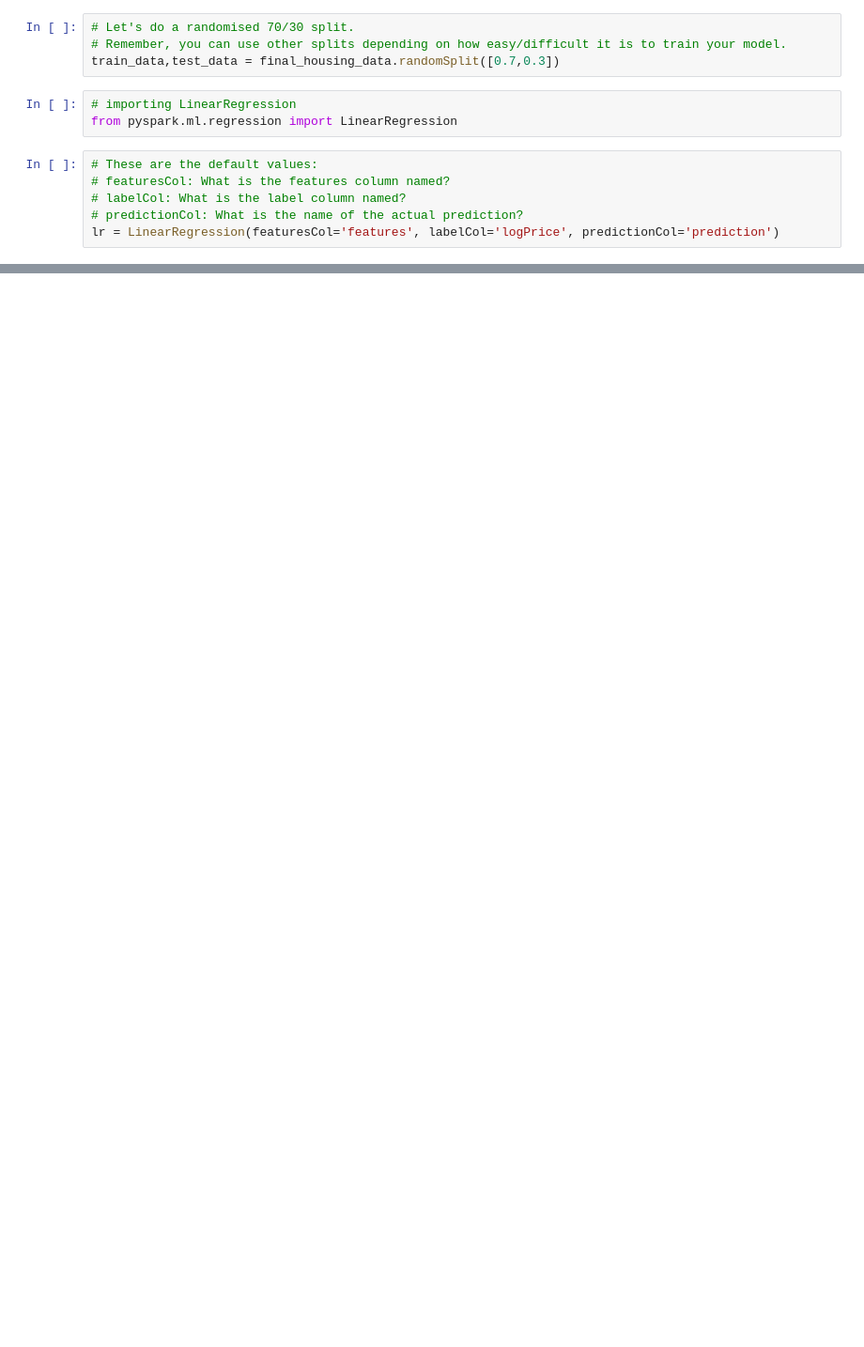
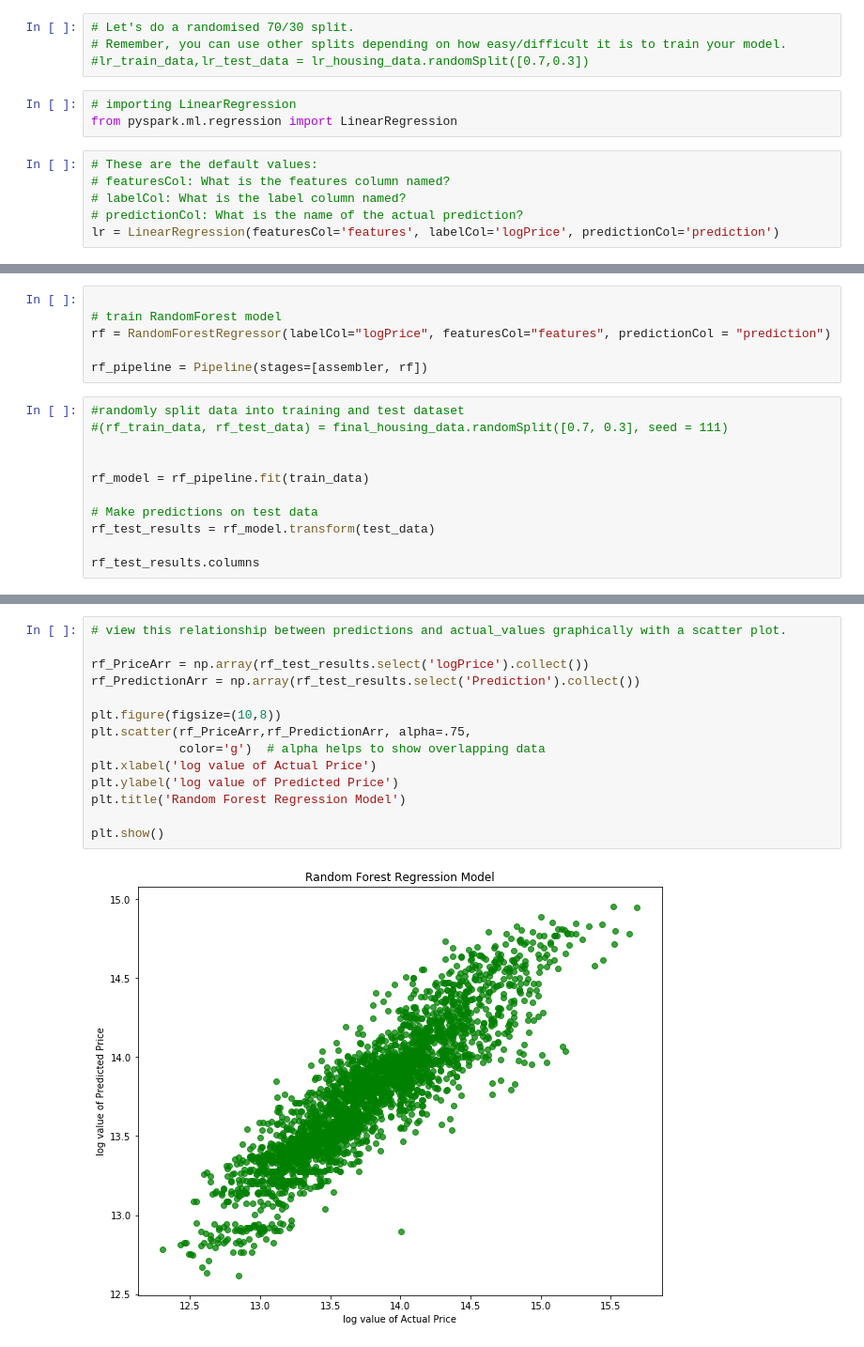
Before and after one commit to misl938/BDAS_misl938, a Jupyter notebook: Iteration4_misl938.ipynb, the cells around one changed output, grey strips where cells are left out. Shown at 94% size. Drawn from its saved outputs; the diff is of its cells as text; blank space fills up the shorter version.

```diff
--- a/Iteration4_misl938.ipynb
+++ b/Iteration4_misl938.ipynb
@@ -541,7 +572,7 @@ final_housing_data = assembler.transform(final_housing_data)
 # %%
 # Let's do a randomised 70/30 split.
 # Remember, you can use other splits depending on how easy/difficult it is to train your model.
-train_data,test_data = final_housing_data.randomSplit([0.7,0.3])
+#lr_train_data,lr_test_data = lr_housing_data.randomSplit([0.7,0.3])
 # %%
 # importing LinearRegression
 from pyspark.ml.regression import LinearRegression
@@ -614,0 +655,17 @@ plt.show()
+# %%
+
+# train RandomForest model
+rf = RandomForestRegressor(labelCol="logPrice", featuresCol="features", predictionCol = "prediction")
+
+rf_pipeline = Pipeline(stages=[assembler, rf])
+# %%
+#randomly split data into training and test dataset
+#(rf_train_data, rf_test_data) = final_housing_data.randomSplit([0.7, 0.3], seed = 111)
+
+
+rf_model = rf_pipeline.fit(train_data)
+
+# Make predictions on test data
+rf_test_results = rf_model.transform(test_data)
+
+rf_test_results.columns
@@ -614,0 +716,16 @@ plt.show()
+# %%
+# view this relationship between predictions and actual_values graphically with a scatter plot.
+
+rf_PriceArr = np.array(rf_test_results.select('logPrice').collect())
+rf_PredictionArr = np.array(rf_test_results.select('Prediction').collect())
+
+plt.figure(figsize=(10,8))
+plt.scatter(rf_PriceArr,rf_PredictionArr, alpha=.75,
+            color='g')  # alpha helps to show overlapping data
+plt.xlabel('log value of Actual Price')
+plt.ylabel('log value of Predicted Price')
+plt.title('Random Forest Regression Model')
+
+plt.show()
+# %% [output]
+[figure, added]
```
Also changed, not shown: parts of 21 cells of this notebook.
